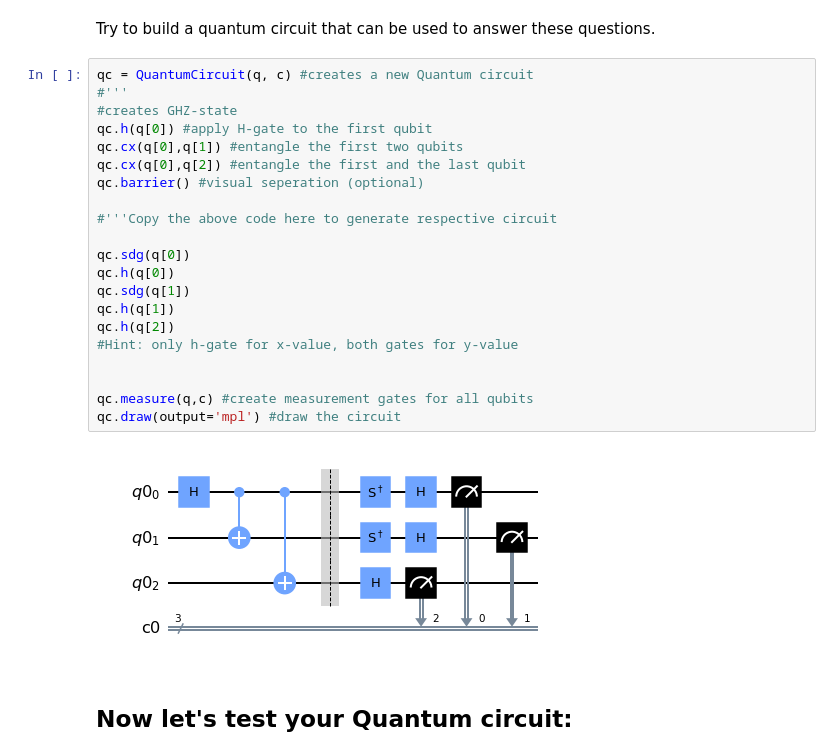
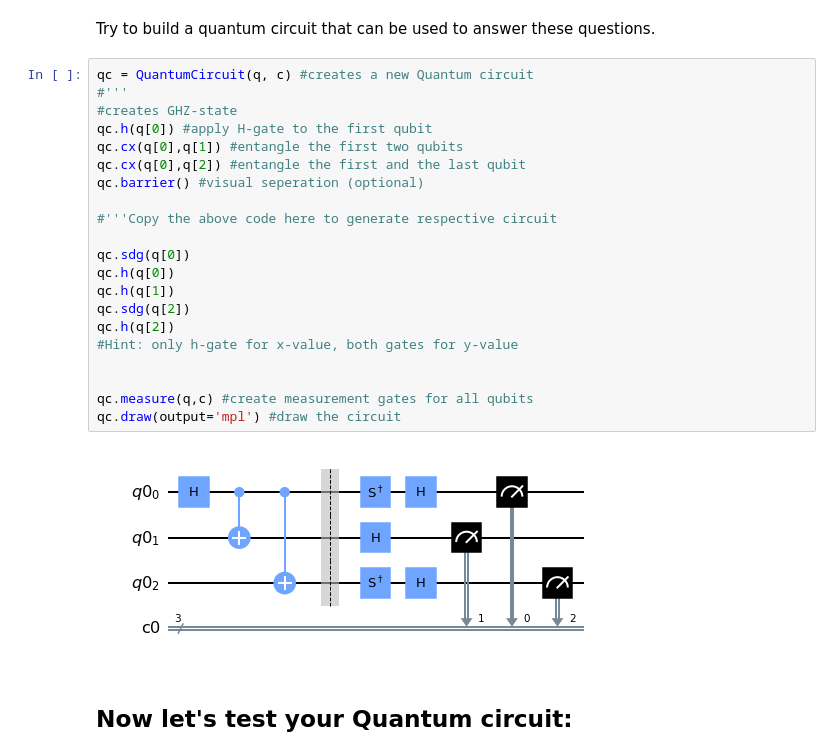
Before and after one commit to shailendrabhandari/GHZ-game, a Jupyter notebook: GHZ-Game.ipynb, the cells around one changed output. Saved outputs shown, nothing was run; the diff lists cells and outputs as text.

```diff
--- a/GHZ-Game.ipynb
+++ b/GHZ-Game.ipynb
@@ -267,26 +267,26 @@ Try to build a quantum circuit that can be used to answer these questions.
 # %%
 qc = QuantumCircuit(q, c) #creates a new Quantum circuit
 #'''
 #creates GHZ-state
 qc.h(q[0]) #apply H-gate to the first qubit
 qc.cx(q[0],q[1]) #entangle the first two qubits
 qc.cx(q[0],q[2]) #entangle the first and the last qubit
 qc.barrier() #visual seperation (optional)
 
 #'''Copy the above code here to generate respective circuit
 
 qc.sdg(q[0])
 qc.h(q[0])
-qc.sdg(q[1])
 qc.h(q[1])
+qc.sdg(q[2])
 qc.h(q[2])
 #Hint: only h-gate for x-value, both gates for y-value
 
 
 qc.measure(q,c) #create measurement gates for all qubits
 qc.draw(output='mpl') #draw the circuit
 # %% [output]
-[figure, old version]
+[figure, new version]
 # %% [markdown]
 ## Now let's test your Quantum circuit:
 # %%
```
Also changed, not shown: parts of 5 cells of this notebook.
